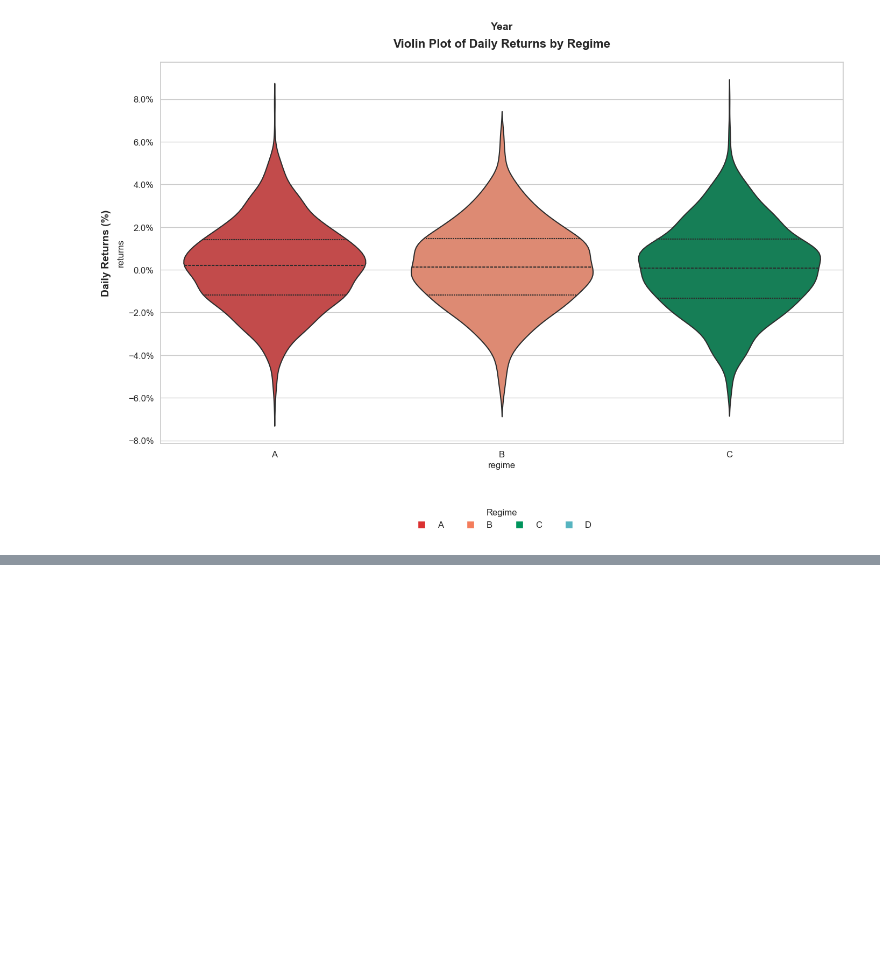
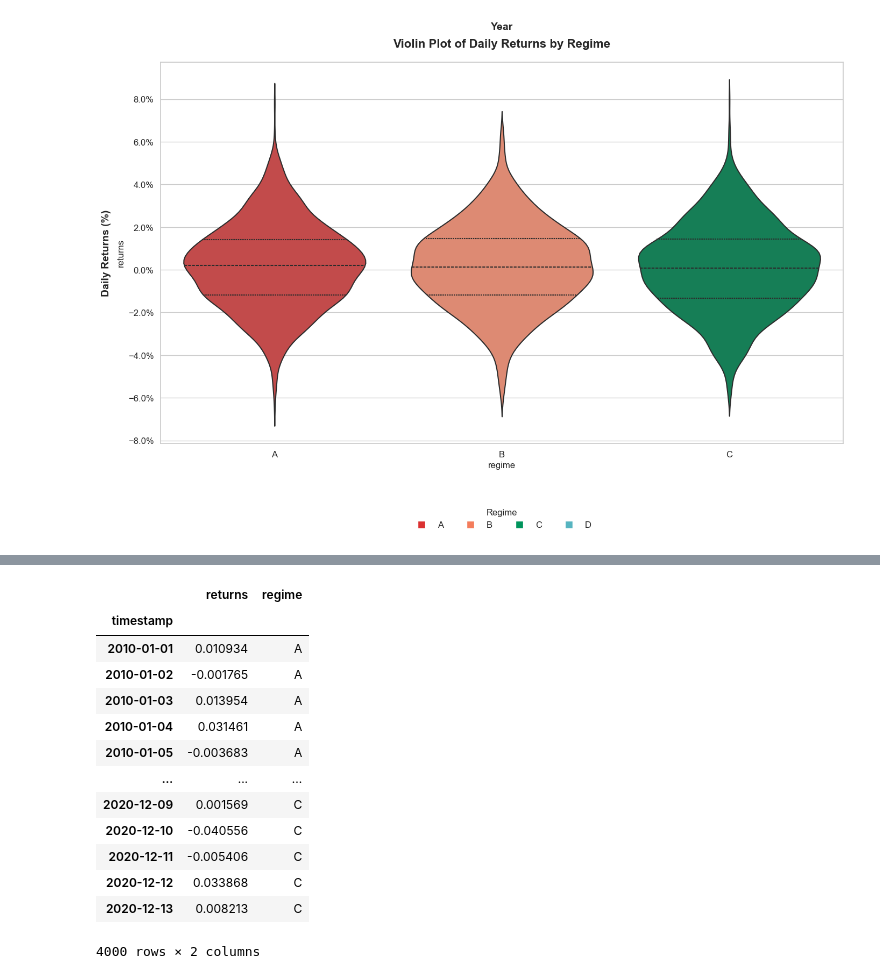
Before and after one commit to Aurelie-Dubost/xeu, a Jupyter notebook: clean_data.ipynb, the cells around one changed output, grey strips where cells are left out. Drawn from its saved outputs; the diff is of its cells as text; code cells hidden in the pictures; blank space fills up the shorter version.

```diff
--- a/clean_data.ipynb
+++ b/clean_data.ipynb
@@ -720,0 +814,17 @@ plot_returns_distribution_with_swarm(df, plot_type='box', time_col='timestamp',
+# %%
+df
+# %% [output]
+|  | returns | regime |
+| timestamp |  |  |
+| 2010-01-01 | 0.010934 | A |
+| 2010-01-02 | -0.001765 | A |
+| 2010-01-03 | 0.013954 | A |
+| 2010-01-04 | 0.031461 | A |
+| 2010-01-05 | -0.003683 | A |
+| ... | ... | ... |
+| 2020-12-09 | 0.001569 | C |
+| 2020-12-10 | -0.040556 | C |
+| 2020-12-11 | -0.005406 | C |
+| 2020-12-12 | 0.033868 | C |
+| 2020-12-13 | 0.008213 | C |
+4000 rows × 2 columns
```
Also changed, not shown: parts of 2 cells of this notebook.
